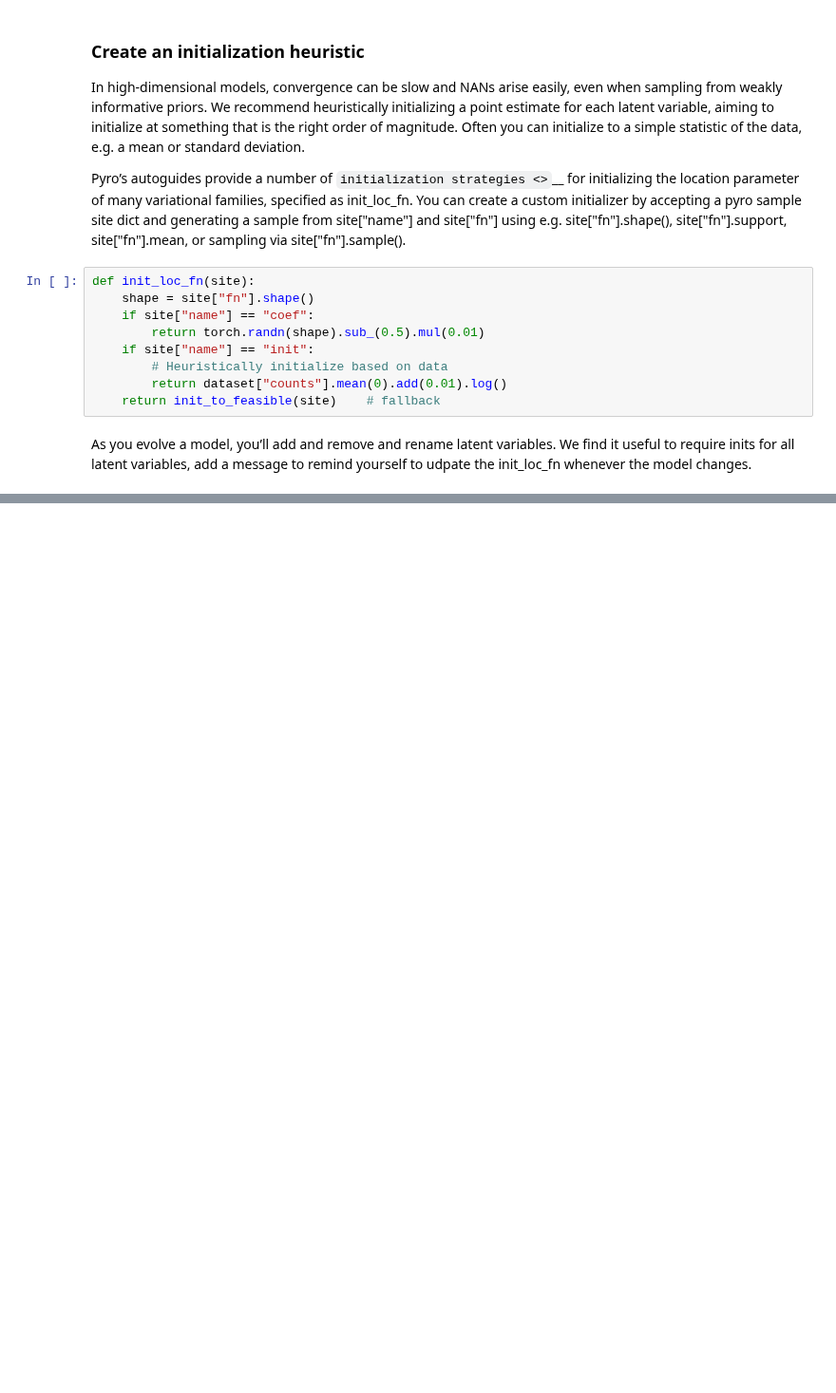
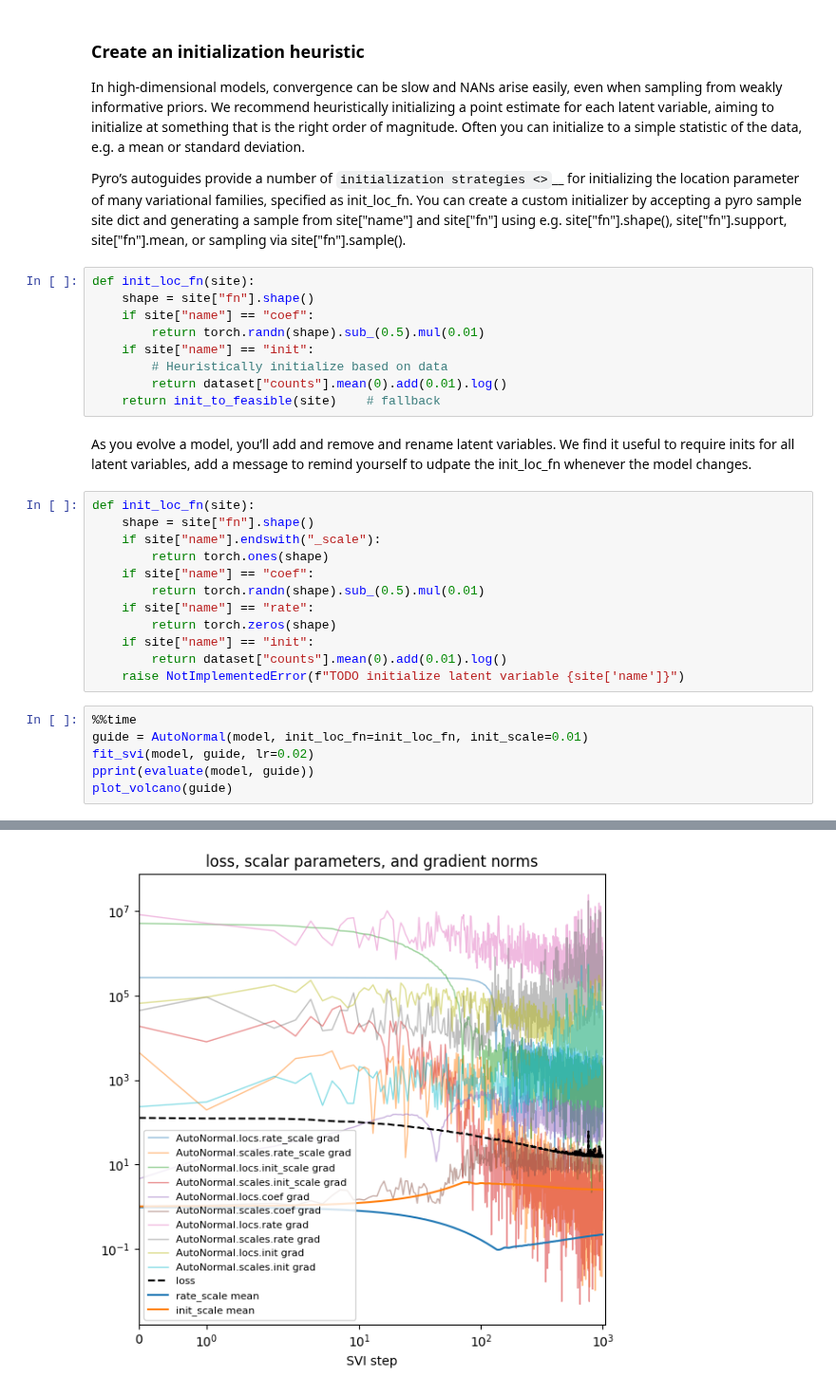
Before and after one commit to sinatayebati/deep-probabilistic-modeling, a Jupyter notebook: practical-pyro-pytorch/high-dimensional-Bayesian-workflow-applications-SARS-CoV-2-strains.ipynb, the cells around one changed output, grey strips where cells are left out. Shown at 95% size. Cells and saved outputs as stored; diff of their text form; blank space fills up the shorter version.

```diff
--- a/practical-pyro-pytorch/high-dimensional-Bayesian-workflow-applications-SARS-CoV-2-strains.ipynb
+++ b/practical-pyro-pytorch/high-dimensional-Bayesian-workflow-applications-SARS-CoV-2-strains.ipynb
@@ -347,3 +347,22 @@ def init_loc_fn(site):
     return init_to_feasible(site)    # fallback
 # %% [markdown]
 As you evolve a model, you’ll add and remove and rename latent variables. We find it useful to require inits for all latent variables, add a message to remind yourself to udpate the init_loc_fn whenever the model changes.
+# %%
+def init_loc_fn(site):
+    shape = site["fn"].shape()
+    if site["name"].endswith("_scale"):
+        return torch.ones(shape)
+    if site["name"] == "coef":
+        return torch.randn(shape).sub_(0.5).mul(0.01)
+    if site["name"] == "rate":
+        return torch.zeros(shape)
+    if site["name"] == "init":
+        return dataset["counts"].mean(0).add(0.01).log()
+    raise NotImplementedError(f"TODO initialize latent variable {site['name']}")
+# %%
+%%time
+guide = AutoNormal(model, init_loc_fn=init_loc_fn, init_scale=0.01)
+fit_svi(model, guide, lr=0.02)
+pprint(evaluate(model, guide))
+plot_volcano(guide)
+# %% [output]
@@ -349,0 +385 @@ As you evolve a model, you’ll add and remove and rename latent variables. We f
+[figure, added]
```
Also changed, not shown: parts of 1 cell of this notebook.
